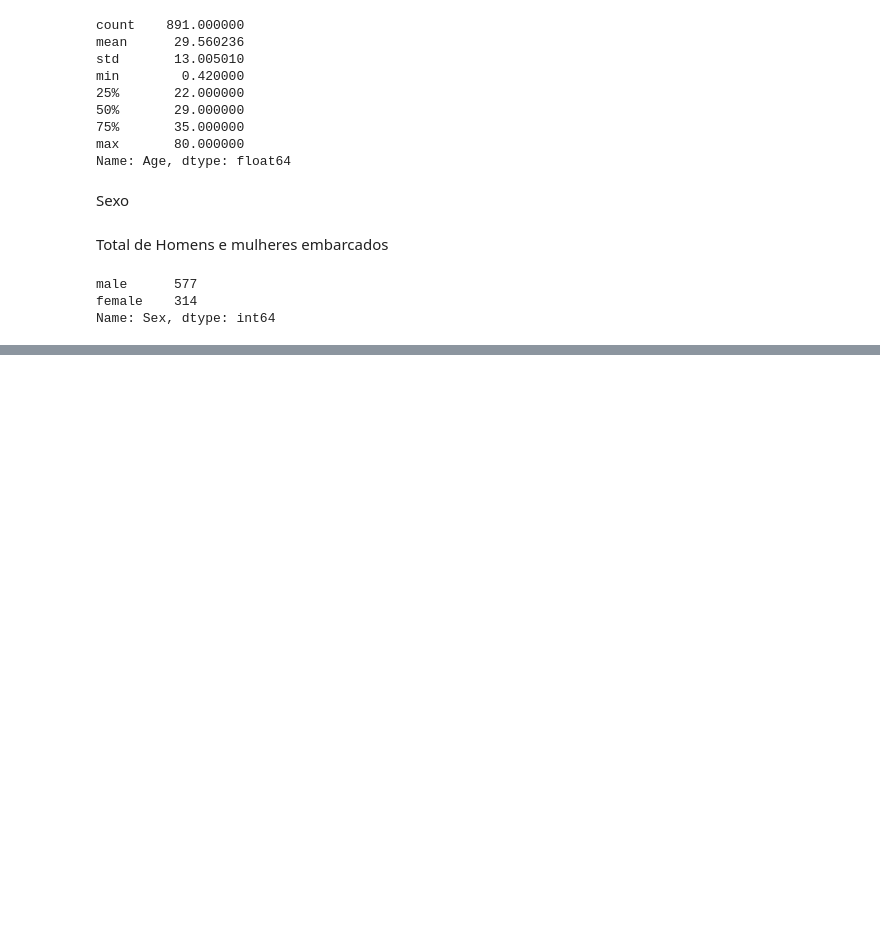
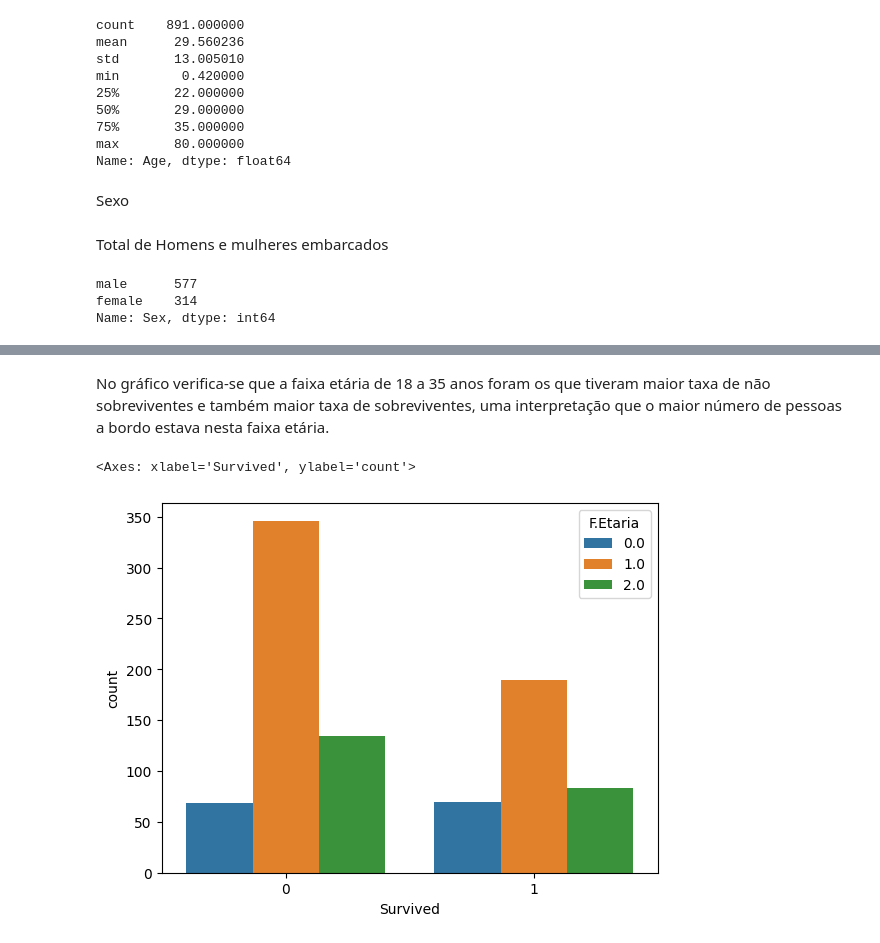
Before and after one commit to rdthemis/ADTD, a Jupyter notebook: Trabalho Final.ipynb, the cells around one changed output, grey strips where cells are left out. Drawn from its saved outputs; the diff is of its cells as text; code cells hidden in the pictures; blank space fills up the shorter version.

```diff
--- a/Trabalho Final.ipynb
+++ b/Trabalho Final.ipynb
@@ -195,0 +227,15 @@ sns.barplot(x='Sex', y='Survived', data=titanic)
+# %%
+conditions = [
+    (titanic['Age'] <= 18.0),
+    (titanic['Age'] <= 35.0),
+    (titanic['Age'] > 35.0)]
+choices = [0,1,2]
+titanic['F.Etaria'] = np.select(conditions, choices, default='black')
+titanic['F.Etaria'] = titanic['F.Etaria'].astype('float64')
+# %% [markdown]
+No gráfico verifica-se que a faixa etária de 18 a 35 anos foram os que tiveram maior taxa de não sobreviventes e também maior taxa de sobreviventes, uma interpretação que o maior número de pessoas a bordo estava nesta faixa etária.
+# %%
+sns.countplot(data=titanic, x='Survived', hue='F.Etaria')
+# %% [output]
+<Axes: xlabel='Survived', ylabel='count'>
+[figure, added]
```
Also changed, not shown: parts of 23 cells of this notebook.
